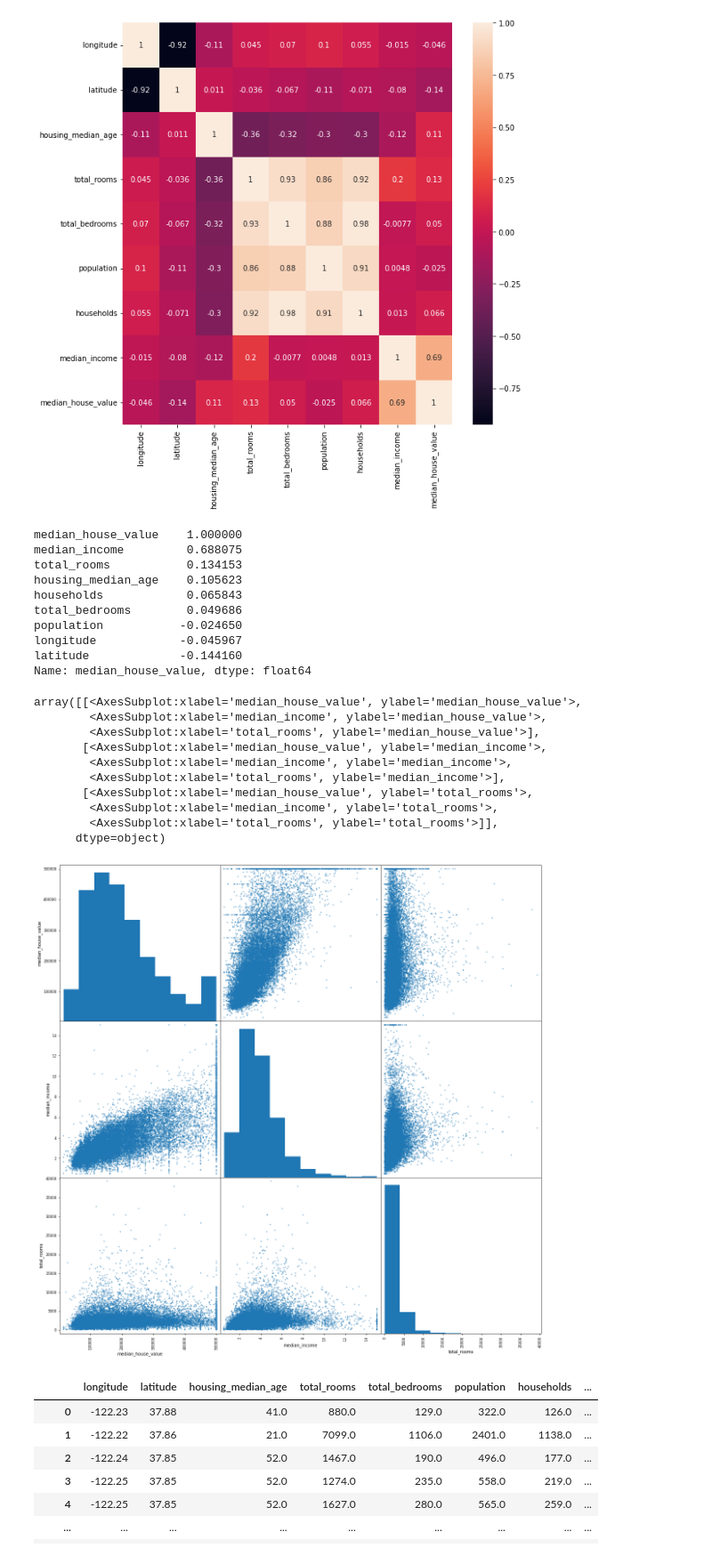
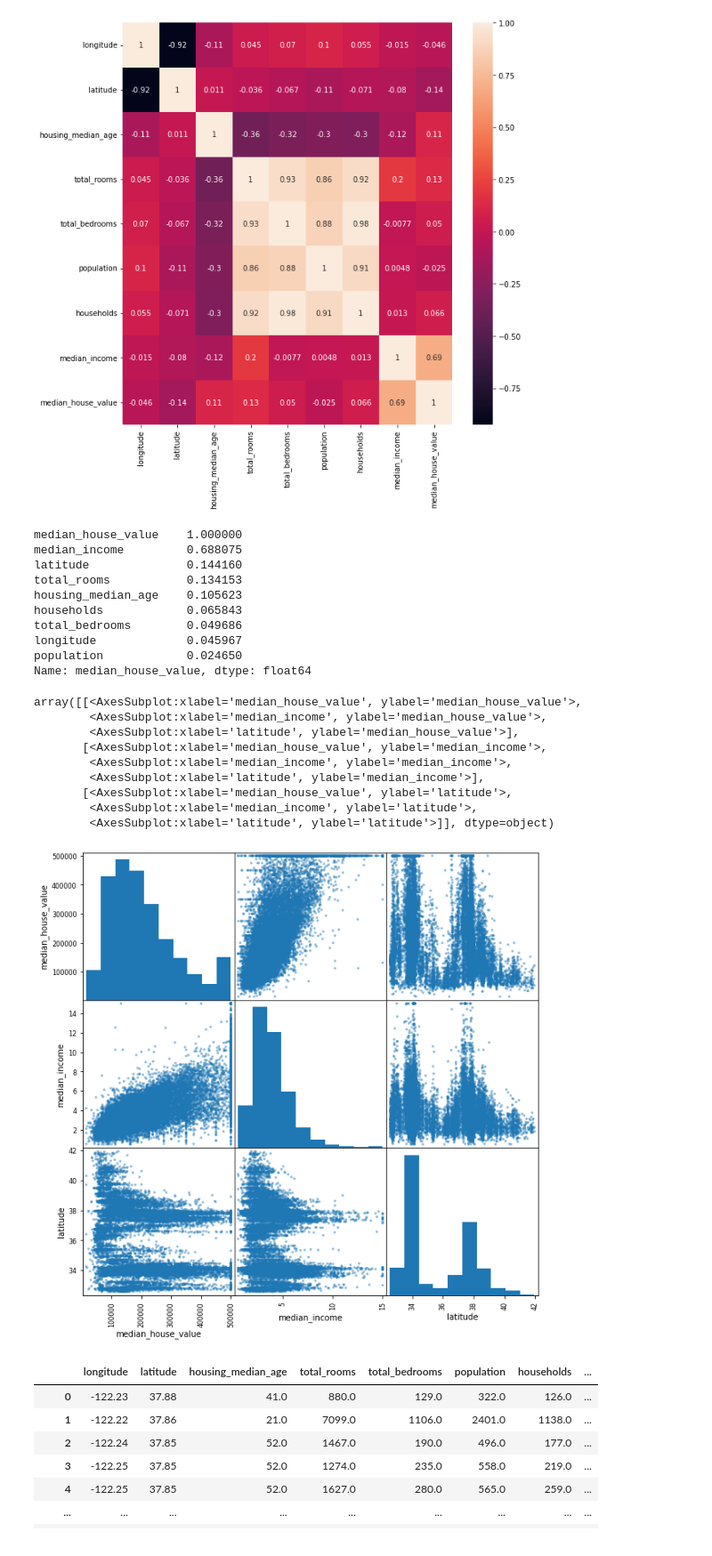
Before and after one commit to bnei/CIVL_498A, a Jupyter notebook: housinganalysis.ipynb, the cells around one changed output. Shown: that part at 89% size. Saved outputs shown, nothing was run; the diff lists cells and outputs as text; code cells hidden in the pictures.

```diff
--- a/housinganalysis.ipynb
+++ b/housinganalysis.ipynb
@@ -85,34 +85,33 @@ sns.heatmap(data=correlation_matrix, annot=True)
 [figure]
 # %%
 value = correlation_matrix.loc[:,'median_house_value']
-value_ranking = value.sort_values(ascending = False)
+value_ranking = value.abs().sort_values(ascending = False)
 value_ranking
 # %% [output]
 median_house_value    1.000000
 median_income         0.688075
+latitude              0.144160
 total_rooms           0.134153
 housing_median_age    0.105623
 households            0.065843
 total_bedrooms        0.049686
-population           -0.024650
-longitude            -0.045967
-latitude             -0.144160
+longitude             0.045967
+population            0.024650
 Name: median_house_value, dtype: float64
 # %%
-features = ['median_house_value', 'median_income', 'total_rooms']
-pd.plotting.scatter_matrix(h[features], figsize=(20,20))
+features = ['median_house_value', 'median_income', 'latitude']
+pd.plotting.scatter_matrix(h[features], figsize=(10,10))
 # %% [output]
 array([[<AxesSubplot:xlabel='median_house_value', ylabel='median_house_value'>,
         <AxesSubplot:xlabel='median_income', ylabel='median_house_value'>,
-        <AxesSubplot:xlabel='total_rooms', ylabel='median_house_value'>],
+        <AxesSubplot:xlabel='latitude', ylabel='median_house_value'>],
        [<AxesSubplot:xlabel='median_house_value', ylabel='median_income'>,
         <AxesSubplot:xlabel='median_income', ylabel='median_income'>,
-        <AxesSubplot:xlabel='total_rooms', ylabel='median_income'>],
-       [<AxesSubplot:xlabel='median_house_value', ylabel='total_rooms'>,
-        <AxesSubplot:xlabel='median_income', ylabel='total_rooms'>,
-        <AxesSubplot:xlabel='total_rooms', ylabel='total_rooms'>]],
-      dtype=object)
+        <AxesSubplot:xlabel='latitude', ylabel='median_income'>],
+       [<AxesSubplot:xlabel='median_house_value', ylabel='latitude'>,
+        <AxesSubplot:xlabel='median_income', ylabel='latitude'>,
+        <AxesSubplot:xlabel='latitude', ylabel='latitude'>]], dtype=object)
-[figure, old version]
+[figure, new version]
 # %%
 median_bedrooms = h['total_bedrooms'].median()
 median_bedrooms
```
Also changed, not shown: parts of 2 cells of this notebook.
